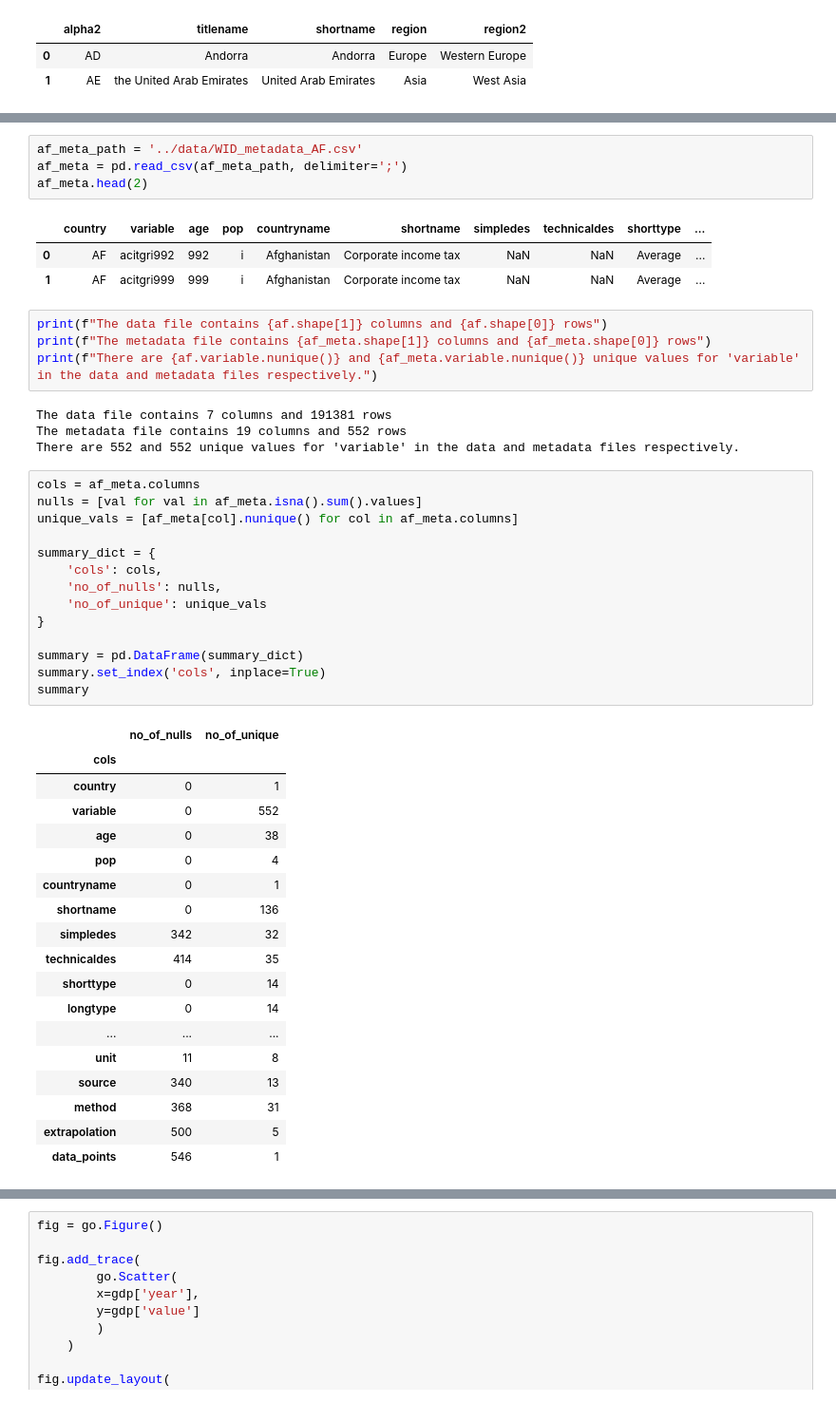
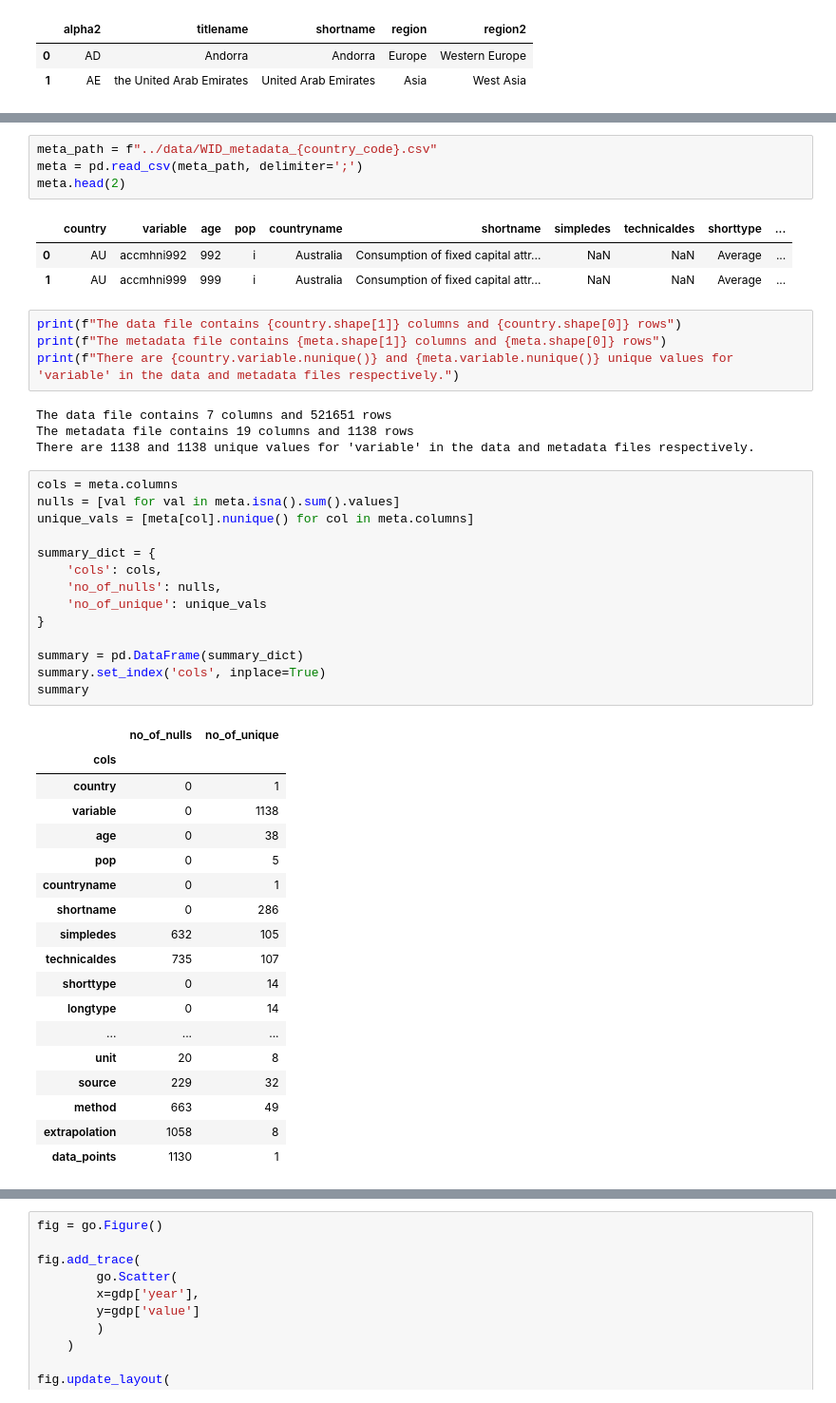
Before and after one commit to aldillon88/world-inequality-analysis, a Jupyter notebook: notebooks/data-cleaning.ipynb, the cells around one changed output, grey strips where cells are left out. Shown at 95% size. Drawn from its saved outputs; the diff is of its cells as text.

```diff
--- a/notebooks/data-cleaning.ipynb
+++ b/notebooks/data-cleaning.ipynb
@@ -25,50 +26,50 @@ af.head(2)
 # %%
-af_meta_path = '../data/WID_metadata_AF.csv'
-af_meta = pd.read_csv(af_meta_path, delimiter=';')
-af_meta.head(2)
+meta_path = f"../data/WID_metadata_{country_code}.csv"
+meta = pd.read_csv(meta_path, delimiter=';')
+meta.head(2)
 # %% [output]
 |  | country | variable | age | pop | countryname | shortname | simpledes | technicaldes | shorttype | ... |
-| 0 | AF | acitgri992 | 992 | i | Afghanistan | Corporate income tax | NaN | NaN | Average | ... |
-| 1 | AF | acitgri999 | 999 | i | Afghanistan | Corporate income tax | NaN | NaN | Average | ... |
+| 0 | AU | accmhni992 | 992 | i | Australia | Consumption of fixed capital attr... | NaN | NaN | Average | ... |
+| 1 | AU | accmhni999 | 999 | i | Australia | Consumption of fixed capital attr... | NaN | NaN | Average | ... |
 # %%
-print(f"The data file contains {af.shape[1]} columns and {af.shape[0]} rows")
-print(f"The metadata file contains {af_meta.shape[1]} columns and {af_meta.shape[0]} rows")
-print(f"There are {af.variable.nunique()} and {af_meta.variable.nunique()} unique values for 'variable' in the data and metadata files respectively.")
+print(f"The data file contains {country.shape[1]} columns and {country.shape[0]} rows")
+print(f"The metadata file contains {meta.shape[1]} columns and {meta.shape[0]} rows")
+print(f"There are {country.variable.nunique()} and {meta.variable.nunique()} unique values for 'variable' in the data and metadata files respectively.")
 # %% [output]
-The data file contains 7 columns and 191381 rows
-The metadata file contains 19 columns and 552 rows
-There are 552 and 552 unique values for 'variable' in the data and metadata files respectively.
+The data file contains 7 columns and 521651 rows
+The metadata file contains 19 columns and 1138 rows
+There are 1138 and 1138 unique values for 'variable' in the data and metadata files respectively.
 # %%
-cols = af_meta.columns
-nulls = [val for val in af_meta.isna().sum().values]
-unique_vals = [af_meta[col].nunique() for col in af_meta.columns]
+cols = meta.columns
+nulls = [val for val in meta.isna().sum().values]
+unique_vals = [meta[col].nunique() for col in meta.columns]
 
 summary_dict = {
     'cols': cols,
     'no_of_nulls': nulls,
     'no_of_unique': unique_vals
 }
 
 summary = pd.DataFrame(summary_dict)
 summary.set_index('cols', inplace=True)
 summary
 # %% [output]
 |  | no_of_nulls | no_of_unique |
 | cols |  |  |
 | country | 0 | 1 |
-| variable | 0 | 552 |
+| variable | 0 | 1138 |
 | age | 0 | 38 |
-| pop | 0 | 4 |
+| pop | 0 | 5 |
 | countryname | 0 | 1 |
-| shortname | 0 | 136 |
-| simpledes | 342 | 32 |
-| technicaldes | 414 | 35 |
+| shortname | 0 | 286 |
+| simpledes | 632 | 105 |
+| technicaldes | 735 | 107 |
 | shorttype | 0 | 14 |
 | longtype | 0 | 14 |
 | ... | ... | ... |
-| unit | 11 | 8 |
-| source | 340 | 13 |
-| method | 368 | 31 |
-| extrapolation | 500 | 5 |
-| data_points | 546 | 1 |
+| unit | 20 | 8 |
+| source | 229 | 32 |
+| method | 663 | 49 |
+| extrapolation | 1058 | 8 |
+| data_points | 1130 | 1 |
 # %%
```
Also changed, not shown: parts of 8 cells of this notebook.
